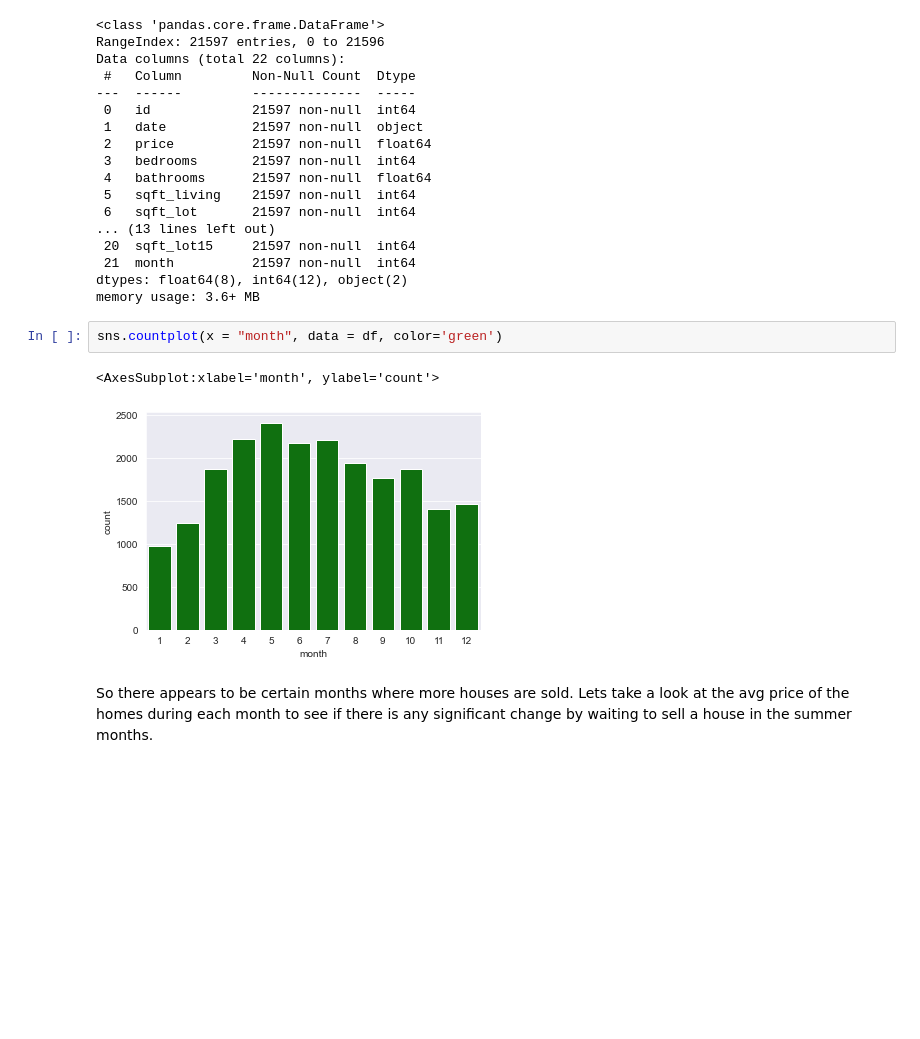
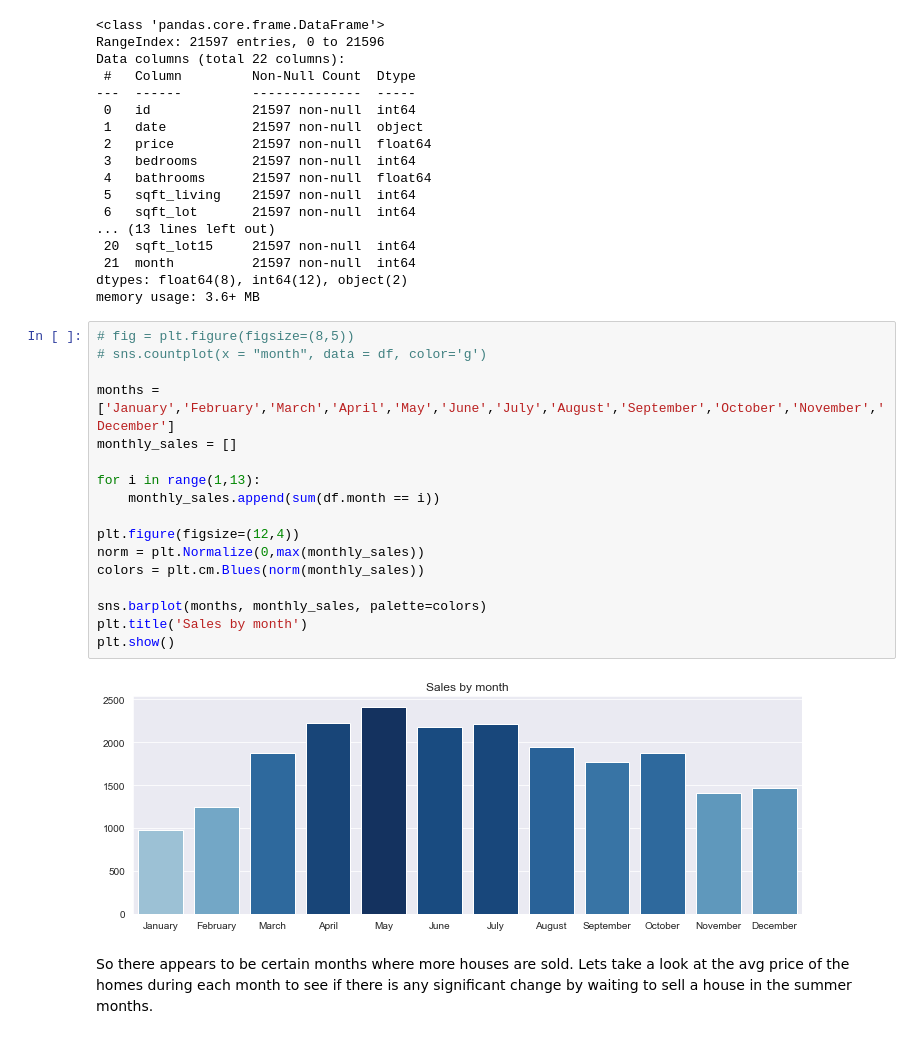
Before and after one commit to Milenaafeworki/house_sale_model, a Jupyter notebook: House_sale_prediction_cleaned.ipynb, the cells around one changed output. Saved outputs shown, nothing was run; the diff lists cells and outputs as text; blank space fills up the shorter version.

```diff
--- a/House_sale_prediction_cleaned.ipynb
+++ b/House_sale_prediction_cleaned.ipynb
@@ -141,11 +141,25 @@ Data columns (total 22 columns):
  21  month          21597 non-null  int64
 dtypes: float64(8), int64(12), object(2)
 memory usage: 3.6+ MB
-# %%
-sns.countplot(x = "month", data = df, color='green')
-# %% [output]
-<AxesSubplot:xlabel='month', ylabel='count'>
-[figure, removed]
+# %%
+# fig = plt.figure(figsize=(8,5))
+# sns.countplot(x = "month", data = df, color='g')
+
+months = ['January','February','March','April','May','June','July','August','September','October','November','December']
+monthly_sales = []
+
+for i in range(1,13):
+    monthly_sales.append(sum(df.month == i))
+
+plt.figure(figsize=(12,4))
+norm = plt.Normalize(0,max(monthly_sales))
+colors = plt.cm.Blues(norm(monthly_sales))
+
+sns.barplot(months, monthly_sales, palette=colors)
+plt.title('Sales by month')
+plt.show()
+# %% [output]
+[figure, added]
 # %% [markdown]
 
 So there appears to be certain months where more houses are sold. Lets take a look at the avg price of the homes during each month to see if there is any significant change by waiting to sell a house in the summer months.
```
Also changed, not shown: parts of 8 cells of this notebook, 2 other files.
